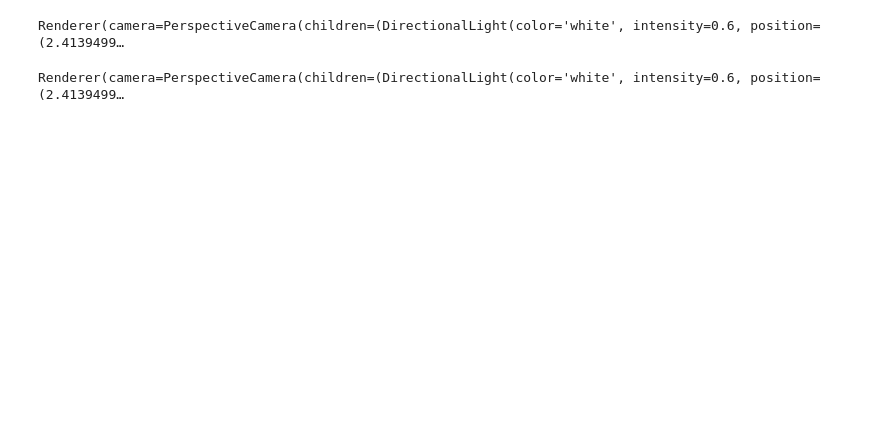
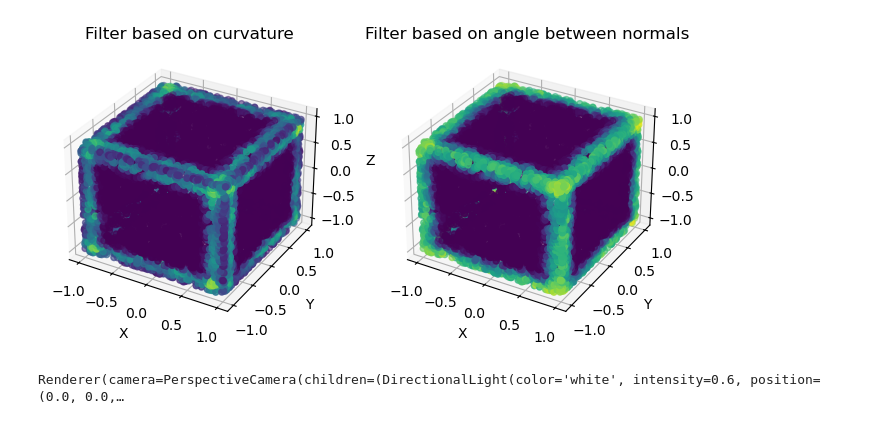
Before and after one commit to Ruubje/Normal-Guided-Pointcloud-Denoiser, a Jupyter notebook: FeatureDetection.ipynb, the cells around one changed output. Cells and saved outputs as stored; diff of their text form; code cells hidden in the pictures; blank space fills up the shorter version.

Commit message:
Updated project

```diff
--- a/FeatureDetection.ipynb
+++ b/FeatureDetection.ipynb
@@ -3,10 +3,21 @@ from Pointcloud.Modules.Object import Pointcloud
 from Pointcloud.Modules.Processor import Processor
 from Pointcloud.Modules.Utils import TorchUtils
 
+import meshplot as mp
+import numpy as np
+import matplotlib.pyplot as plt
+import pathlib
 import torch
-import meshplot as mp
-import matplotlib.pyplot as plt
 
-objectname = "common-3d-test-models-master/fandisk.obj"
-# objectname = "cube.obj"
+modelnames = []
+modelnames.append("cube.obj")
+# modelnames.append("HalfCube.obj")
+# modelnames.append("sphere.obj")
+# modelnames.append("cone.obj")
+modelnames.append("Torus.obj")
+# modelnames.append("Pyramid.obj")
+# modelnames.append("cylinder.obj")
+modelnames.append("common-3d-test-models-master/fandisk.obj")
+# modelnames.append("common-3d-test-models-master/armadillo.obj")
+modelnames.append("common-3d-test-models-master/stanford-bunny.obj")
 # %%
@@ -71,16 +53,44 @@ RuntimeError: linalg.eigh: A must be batches of square matrices, but they are 3
-# %%
-_graph = pp.graph
-_pos = _graph.pos
-_graph.edge_index, _graph.mass = pp.graphBuilder.getLaplacianEdgeIndex()
-radius = (_pos - _pos.mean(dim=0, keepdim=True)).max()
-classes = pp.getMDFeatures()
-_ = mp.plot(pp.graph.pos.numpy(), c=classes.numpy(), shading={"point_size": radius / 6})
-# %% [output]
-Renderer(camera=PerspectiveCamera(children=(DirectionalLight(color='white', intensity=0.6, position=(2.4139499…
-# %%
-# selection = pp.selector.getMDSelection()
-_, _, (eigval, _) = pp.alignor.getMDTransformation(selection)
-classes = pp.alignor.getMDFeatures(eigval)
-_ = mp.plot(pp.graph.pos.numpy(), c=classes.numpy(), shading={"point_size": 0.5})
-# %% [output]
-Renderer(camera=PerspectiveCamera(children=(DirectionalLight(color='white', intensity=0.6, position=(2.4139499…
+# %%
+pp0 = pps[0]
+_graph = pp0.graph
+_v = _graph.pos
+
+_n = pp0.graph.n
+selection = pp0.selector.getKNNSelection(2 ** 6)
+bi, j = selection.getEdgeIndex()
+
+vj = _v[j]
+dv = vj - _v[bi]
+ni = _n[bi]
+nj = _n[j]
+wij_n = selection.scatter((ni * nj).sum(dim=1, keepdim=True).clamp_(-1, 1).abs_().acos_(), "add")
+wij_new = selection.scatter(1 - (nj * torch.nn.functional.normalize(dv, dim=1)).sum(dim=1, keepdim=True).clamp_(-1, 1).abs_().acos_(), "add")
+
+x = _v[:, 0].numpy()
+y = _v[:, 1].numpy()
+z = _v[:, 2].numpy()
+color = wij_new.numpy()
+color2 = wij_n.numpy()
+
+f = 8
+fig = plt.figure(figsize=(f, f))
+ax1 = fig.add_subplot(1, 2, 1, projection='3d')
+scatter = ax1.scatter(x, y, z, c=color)
+ax1.set_title("Filter based on curvature")
+ax1.set_xlabel('X')
+ax1.set_ylabel('Y')
+ax1.set_zlabel('Z')
+ax2 = fig.add_subplot(1, 2, 2, projection='3d')
+scatter = ax2.scatter(x, y, z, c=color2)
+ax2.set_title("Filter based on angle between normals")
+ax2.set_xlabel('X')
+ax2.set_ylabel('Y')
+ax2.set_zlabel('Z')
+
+plt.show()
+
+plot = mp.plot(_v.numpy(), c=color2, shading={"point_size": 0.5})
+lines = plot.add_lines(_v.numpy(), (_v + 0.1 * _n).numpy())
+# %% [output]
+[figure, added]
+Renderer(camera=PerspectiveCamera(children=(DirectionalLight(color='white', intensity=0.6, position=(0.0, 0.0,…
```
Also changed, not shown: parts of 7 cells of this notebook, 10 other files.
